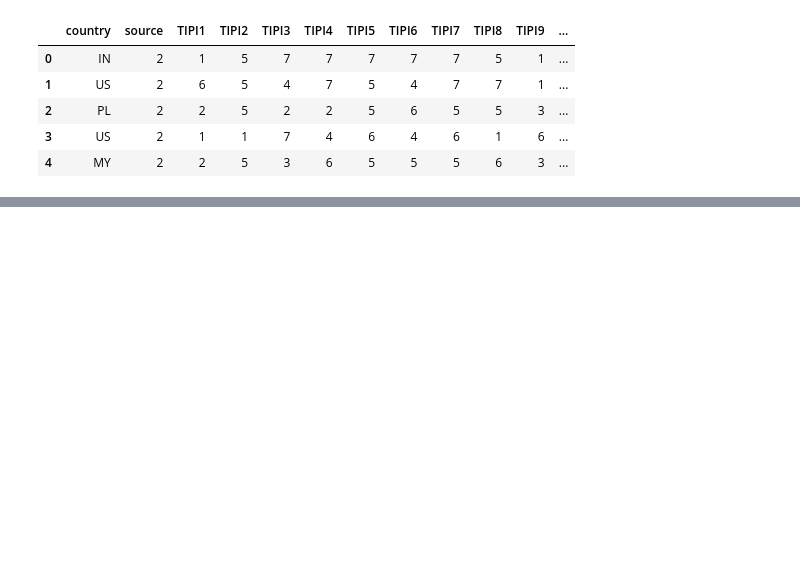
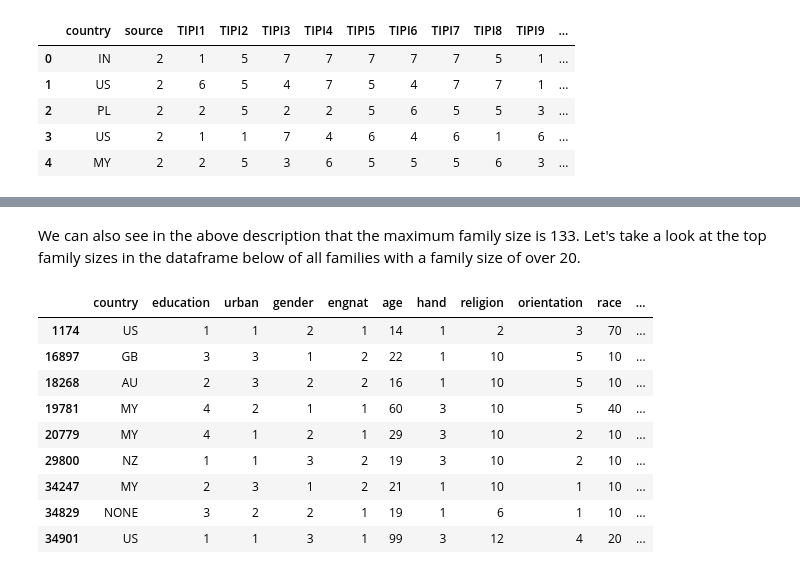
Before and after one commit to freyjagarner/D214, a Jupyter notebook: Untitled.ipynb, the cells around one changed output, grey strips where cells are left out. Cells and saved outputs as stored; diff of their text form; code cells hidden in the pictures; blank space fills up the shorter version.

```diff
--- a/Untitled.ipynb
+++ b/Untitled.ipynb
@@ -238,0 +640,15 @@ http://gosling.psy.utexas.edu/wp-content/uploads/2014/09/tipi.pdf
+# %% [markdown]
+We can also see in the above description that the maximum family size is 133. Let's take a look at the top family sizes in the dataframe below of all families with a family size of over 20.
+# %%
+data.loc[data['familysize'] > 20]
+# %% [output]
+|  | country | education | urban | gender | engnat | age | hand | religion | orientation | race | ... |
+| 1174 | US | 1 | 1 | 2 | 1 | 14 | 1 | 2 | 3 | 70 | ... |
+| 16897 | GB | 3 | 3 | 1 | 2 | 22 | 1 | 10 | 5 | 10 | ... |
+| 18268 | AU | 2 | 3 | 2 | 2 | 16 | 1 | 10 | 5 | 10 | ... |
+| 19781 | MY | 4 | 2 | 1 | 1 | 60 | 3 | 10 | 5 | 40 | ... |
+| 20779 | MY | 4 | 1 | 2 | 1 | 29 | 3 | 10 | 2 | 10 | ... |
+| 29800 | NZ | 1 | 1 | 3 | 2 | 19 | 3 | 10 | 2 | 10 | ... |
+| 34247 | MY | 2 | 3 | 1 | 2 | 21 | 1 | 10 | 1 | 10 | ... |
+| 34829 | NONE | 3 | 2 | 2 | 1 | 19 | 1 | 6 | 1 | 10 | ... |
+| 34901 | US | 1 | 1 | 3 | 1 | 99 | 3 | 12 | 4 | 20 | ... |
```
Also changed, not shown: parts of 146 cells of this notebook.
